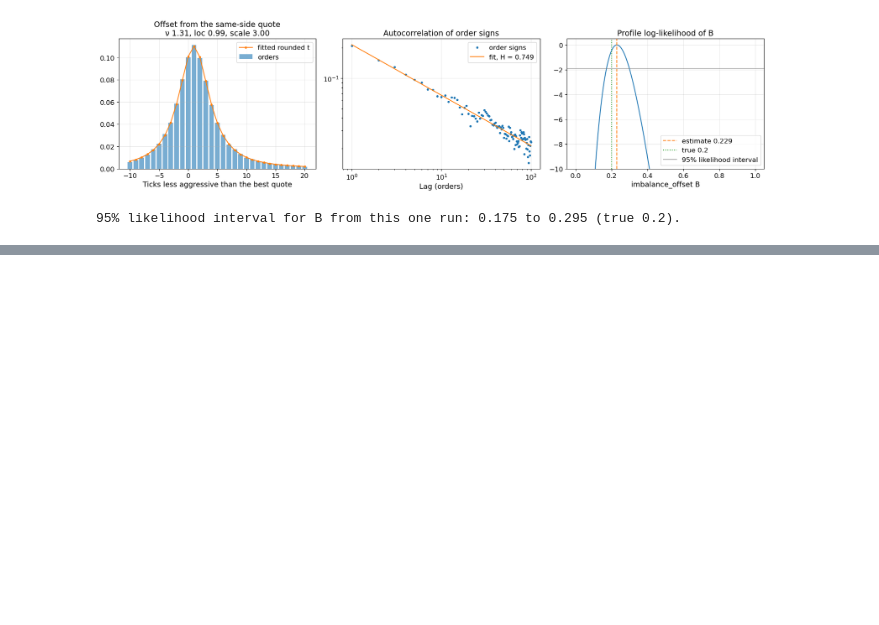
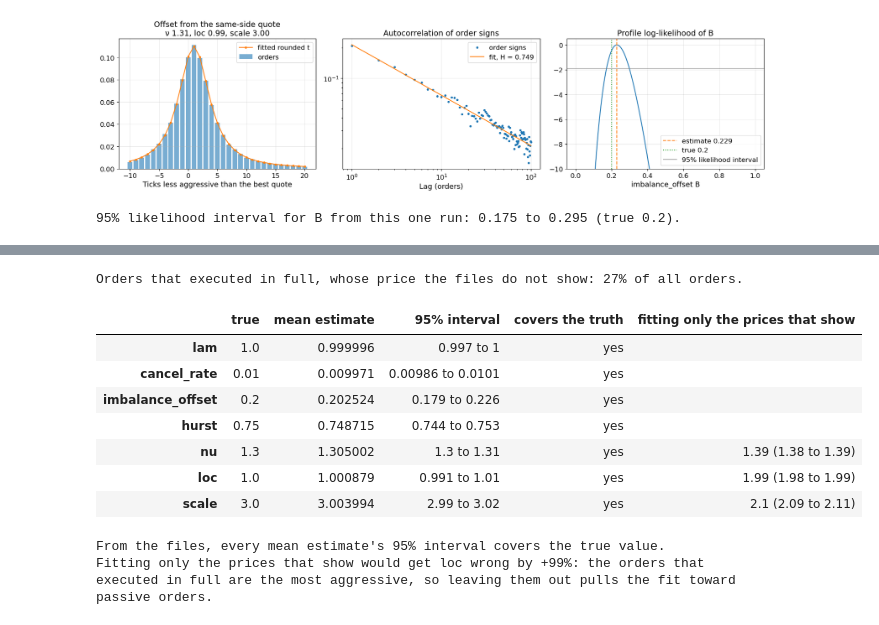
Before and after one commit to mengrenman/quant-trading-lab, a Jupyter notebook: notebooks/08_calibration.ipynb, the cells around one changed output, grey strips where cells are left out. Drawn from its saved outputs; the diff is of its cells as text; code cells hidden in the pictures; blank space fills up the shorter version.

```diff
--- a/notebooks/08_calibration.ipynb
+++ b/notebooks/08_calibration.ipynb
@@ -168,0 +205,51 @@ Real data also departs from the model in ways the estimates would absorb: order
+# %%
+def lobster_estimates(seed):
+    messages, book = lobster_run(seed)
+    exact, _ = order_offsets(lobster_orders(messages, book))
+    return calibrate_lobster(messages, book), fit_rounded_t(exact)  # the second: only the prices that show
+
+
+pairs = Parallel(n_jobs=N_JOBS)(delayed(lobster_estimates)(seed) for seed in SEEDS)
+from_files = pd.DataFrame([p[0] for p in pairs])
+naive = pd.DataFrame([p[1] for p in pairs])
+
+
+def interval(values):
+    half = stats.t.ppf(0.975, len(values) - 1) * values.std(ddof=1) / np.sqrt(len(values))
+    return values.mean() - half, values.mean() + half
+
+
+file_rows = {}
+for name, true in TRUE.items():
+    lo, hi = interval(from_files[name])
+    row = {'true': true, 'mean estimate': from_files[name].mean(), '95% interval': f"{lo:.3g} to {hi:.3g}",
+           'covers the truth': 'yes' if lo <= true <= hi else 'no'}
+    if name in naive:
+        nlo, nhi = interval(naive[name])
+        row['fitting only the prices that show'] = f"{naive[name].mean():.3g} ({nlo:.3g} to {nhi:.3g})"
+    file_rows[name] = row
+share = (from_files['n_executed_in_full'] / from_files['n_orders']).mean()
+print(f"Orders that executed in full, whose price the files do not show: {share:.0%} of all orders.")
+pd.DataFrame(file_rows).T.fillna('')
+# %% [output]
+Orders that executed in full, whose price the files do not show: 27% of all orders.
+|  | true | mean estimate | 95% interval | covers the truth | fitting only the prices that show |
+| lam | 1.0 | 0.999996 | 0.997 to 1 | yes |  |
+| cancel_rate | 0.01 | 0.009971 | 0.00986 to 0.0101 | yes |  |
+| imbalance_offset | 0.2 | 0.202524 | 0.179 to 0.226 | yes |  |
+| hurst | 0.75 | 0.748715 | 0.744 to 0.753 | yes |  |
+| nu | 1.3 | 1.305002 | 1.3 to 1.31 | yes | 1.39 (1.38 to 1.39) |
+| loc | 1.0 | 1.000879 | 0.991 to 1.01 | yes | 1.99 (1.98 to 1.99) |
+| scale | 3.0 | 3.003994 | 2.99 to 3.02 | yes | 2.1 (2.09 to 2.11) |
+# %%
+missed = [name for name, row in file_rows.items() if row['covers the truth'] == 'no']
+print("From the files, " + ("every mean estimate's 95% interval covers the true value."
+                            if not missed else "these means' 95% intervals miss the true value: "
+                            + ", ".join(missed) + "."))
+error = {name: naive[name].mean() / TRUE[name] - 1 for name in naive}
+worst = max(error, key=lambda name: abs(error[name]))
+print(f"Fitting only the prices that show would get {worst} wrong by {error[worst]:+.0%}: the orders that "
+      "executed in full are the most aggressive, so leaving them out pulls the fit toward passive orders.")
+# %% [output]
+From the files, every mean estimate's 95% interval covers the true value.
+Fitting only the prices that show would get loc wrong by +99%: the orders that executed in full are the most aggressive, so leaving them out pulls the fit toward passive orders.
```
Also changed, not shown: parts of 7 cells of this notebook, 3 other files.
